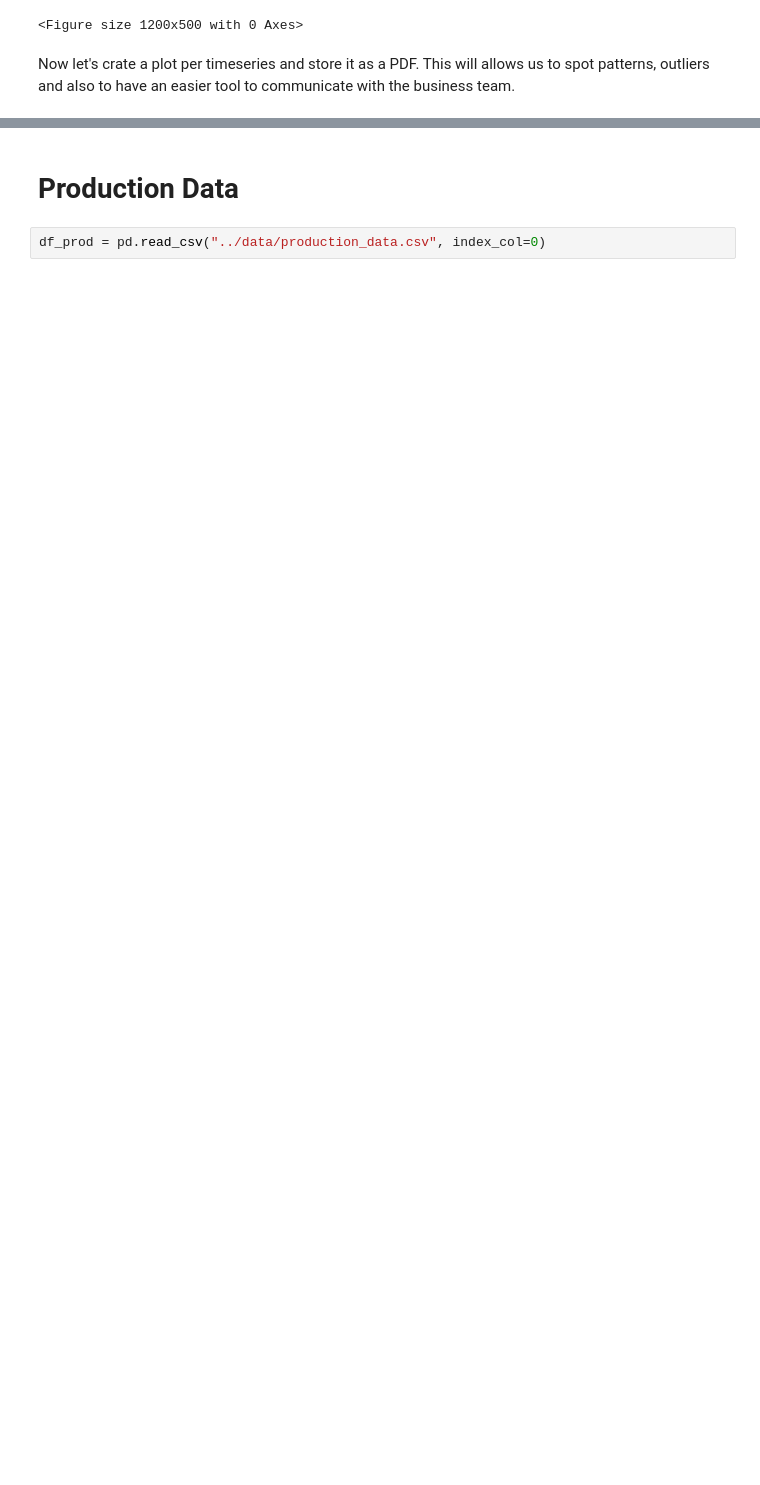
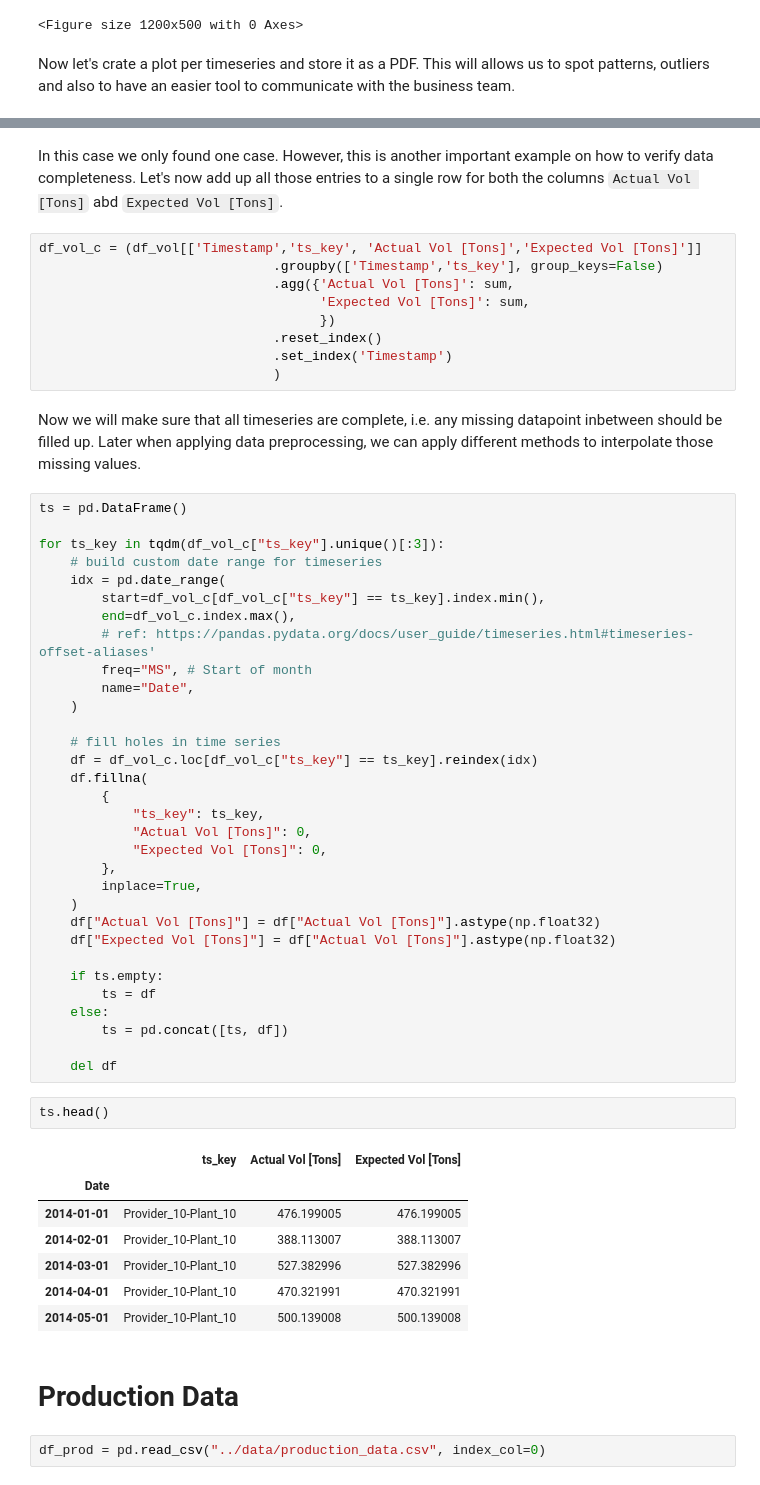
Before and after one commit to noliveraa/ValueDrivenDataScience_LogisticsApplication, a Jupyter notebook: LogisticsApplications/00-EDA.ipynb, the cells around one changed output, grey strips where cells are left out. Cells and saved outputs as stored; diff of their text form; blank space fills up the shorter version.

```diff
--- a/LogisticsApplications/00-EDA.ipynb
+++ b/LogisticsApplications/00-EDA.ipynb
@@ -240,3 +356,58 @@ with PdfPages('Timeseries_Tons.pdf') as pdf:
+# %% [markdown]
+In this case we only found one case. However, this is another important example on how to verify data completeness. Let's now add up all those entries to a single row for both the columns `Actual Vol [Tons]` abd `Expected Vol [Tons]`.
+# %%
+df_vol_c = (df_vol[['Timestamp','ts_key', 'Actual Vol [Tons]','Expected Vol [Tons]']]
+                              .groupby(['Timestamp','ts_key'], group_keys=False)
+                              .agg({'Actual Vol [Tons]': sum,
+                                    'Expected Vol [Tons]': sum,
+                                    })
+                              .reset_index()
+                              .set_index('Timestamp')
+                              )
+# %% [markdown]
+Now we will make sure that all timeseries are complete, i.e. any missing datapoint inbetween should be filled up. Later when applying data preprocessing, we can apply different methods to interpolate those missing values.
+# %%
+ts = pd.DataFrame()
+
+for ts_key in tqdm(df_vol_c["ts_key"].unique()[:3]):
+    # build custom date range for timeseries
+    idx = pd.date_range(
+        start=df_vol_c[df_vol_c["ts_key"] == ts_key].index.min(),
+        end=df_vol_c.index.max(),
+        # ref: https://pandas.pydata.org/docs/user_guide/timeseries.html#timeseries-offset-aliases'
+        freq="MS", # Start of month
+        name="Date",
+    )
+
+    # fill holes in time series
+    df = df_vol_c.loc[df_vol_c["ts_key"] == ts_key].reindex(idx)
+    df.fillna(
+        {
+            "ts_key": ts_key,
+            "Actual Vol [Tons]": 0,
+            "Expected Vol [Tons]": 0,
+        },
+        inplace=True,
+    )
+    df["Actual Vol [Tons]"] = df["Actual Vol [Tons]"].astype(np.float32)
+    df["Expected Vol [Tons]"] = df["Actual Vol [Tons]"].astype(np.float32)
+
+    if ts.empty:
+        ts = df
+    else:
+        ts = pd.concat([ts, df])
+
+    del df
+# %%
+ts.head()
+# %% [output]
+|  | ts_key | Actual Vol [Tons] | Expected Vol [Tons] |
+| Date |  |  |  |
+| 2014-01-01 | Provider_10-Plant_10 | 476.199005 | 476.199005 |
+| 2014-02-01 | Provider_10-Plant_10 | 388.113007 | 388.113007 |
+| 2014-03-01 | Provider_10-Plant_10 | 527.382996 | 527.382996 |
+| 2014-04-01 | Provider_10-Plant_10 | 470.321991 | 470.321991 |
+| 2014-05-01 | Provider_10-Plant_10 | 500.139008 | 500.139008 |
 # %% [markdown]
 # Production Data
 # %%
```
Also changed, not shown: parts of 27 cells of this notebook, 1 other file.
